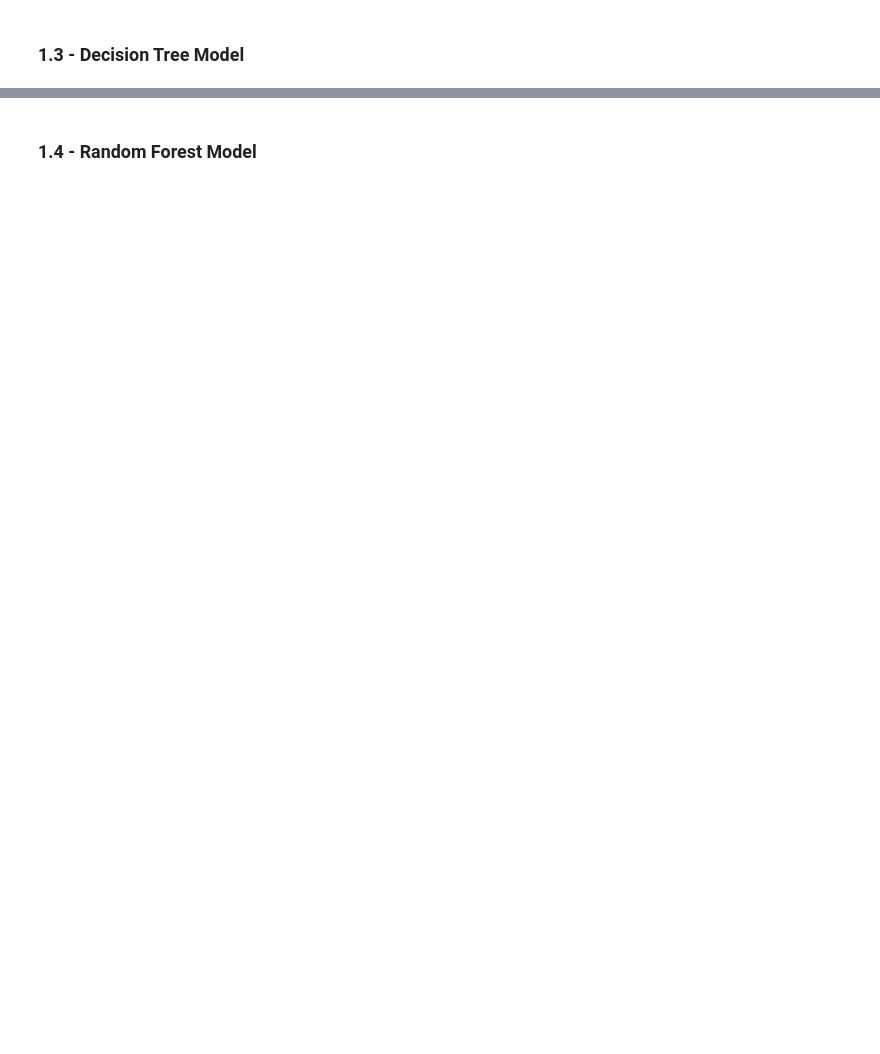
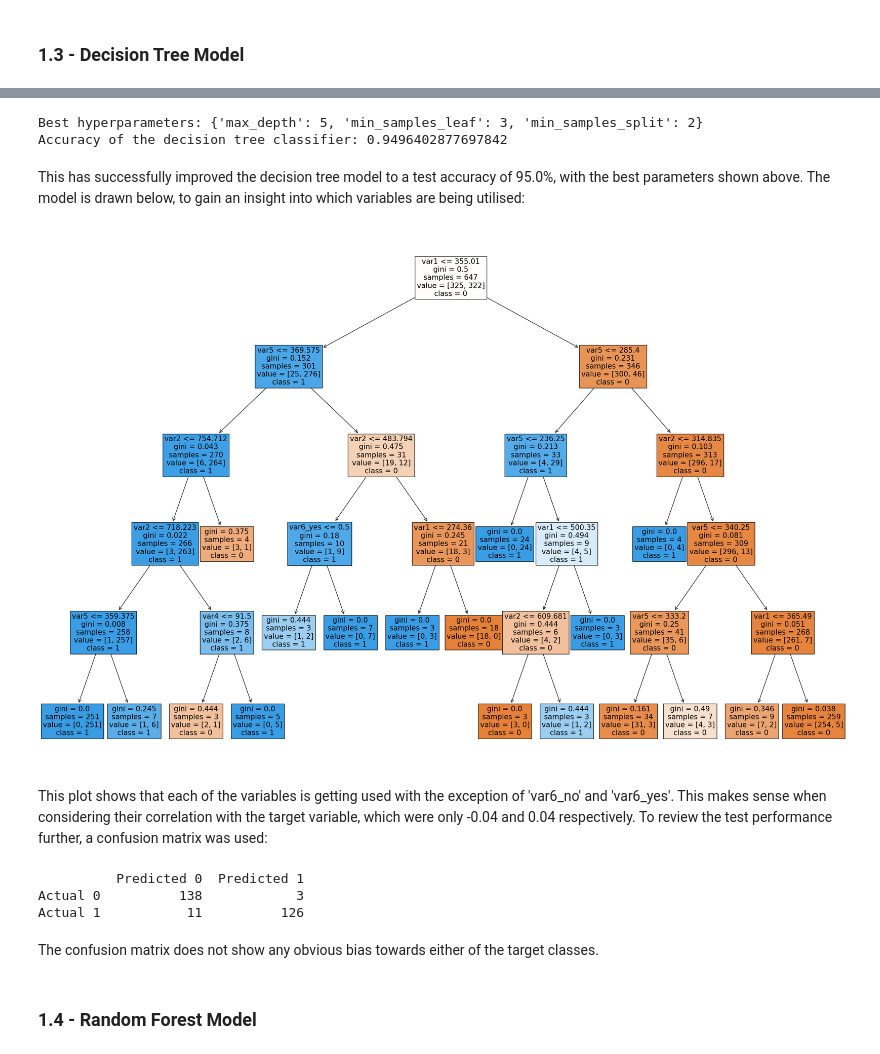
Before and after one commit to engmohamedsalah/AIMaster-MachineLearningDeepLearning, a Jupyter notebook: Submission_Notebook.ipynb, the cells around one changed output, grey strips where cells are left out. Saved outputs shown, nothing was run; the diff lists cells and outputs as text; code cells hidden in the pictures; blank space fills up the shorter version.

```diff
--- a/Submission_Notebook.ipynb
+++ b/Submission_Notebook.ipynb
@@ -195,2 +253,49 @@ memory usage: 43.5 KB
+# %%
+from sklearn.model_selection import GridSearchCV
+
+# Define the parameter grid
+param_grid = {
+    'max_depth': np.arange(1, 6),
+    'min_samples_split': np.arange(2, 10),
+    'min_samples_leaf': np.arange(2, 10)
+}
+
+model_dt = DecisionTreeClassifier(random_state=20)  # initiate the model.
+grid_search = GridSearchCV(model_dt, param_grid)  # initiate the grid search.
+grid_search.fit(X_train, y_train)  # fit the grid search object to the training data.
+best_params = grid_search.best_params_  # extract the best hyperparameters.
+print("Best hyperparameters:", best_params)
+
+model_dt_best = DecisionTreeClassifier(**best_params, random_state=20)  # initiate new model with best parameters.
+model_dt_best.fit(X_train, y_train)  # fit the model to the training data.
+y_pred_dt = model_dt_best.predict(X_test)  # use model to make test predictions.
+print("Accuracy of the decision tree classifier:", metrics.accuracy_score(y_test, y_pred_dt))  # evaluate accuracy of model on test data.
+# %% [output]
+Best hyperparameters: {'max_depth': 5, 'min_samples_leaf': 3, 'min_samples_split': 2}
+Accuracy of the decision tree classifier: 0.9496402877697842
+# %% [markdown]
+This has successfully improved the decision tree model to a test accuracy of 95.0%, with the best parameters shown above. The model is drawn below, to gain an insight into which variables are being utilised:
+# %%
+from sklearn import tree
+
+fig = plt.figure(figsize=(30, 20))
+tree.plot_tree(model_dt_best, feature_names=list(X.columns), class_names=['0', '1'], fontsize=15, filled=True)
+plt.show()
+# %% [output]
+[figure, added]
+# %% [markdown]
+This plot shows that each of the variables is getting used with the exception of 'var6_no' and 'var6_yes'. This makes sense when considering their correlation with the target variable, which were only -0.04 and 0.04 respectively. To review the test performance further, a confusion matrix was used:
+# %%
+from sklearn.metrics import confusion_matrix
+
+cm = confusion_matrix(y_test, y_pred_dt)  # generate the confusion matrix.
+cm_df = pd.DataFrame(cm, columns=['Predicted 0', 'Predicted 1'], index=['Actual 0', 'Actual 1'])  # convert to a DataFrame.
+print(cm_df.to_string())
+# %% [output]
+          Predicted 0  Predicted 1
+Actual 0          138            3
+Actual 1           11          126
+# %% [markdown]
+The confusion matrix does not show any obvious bias towards either of the target classes.
 # %% [markdown]
 ### 1.4 - Random Forest Model
```
Also changed, not shown: parts of 31 cells of this notebook.
